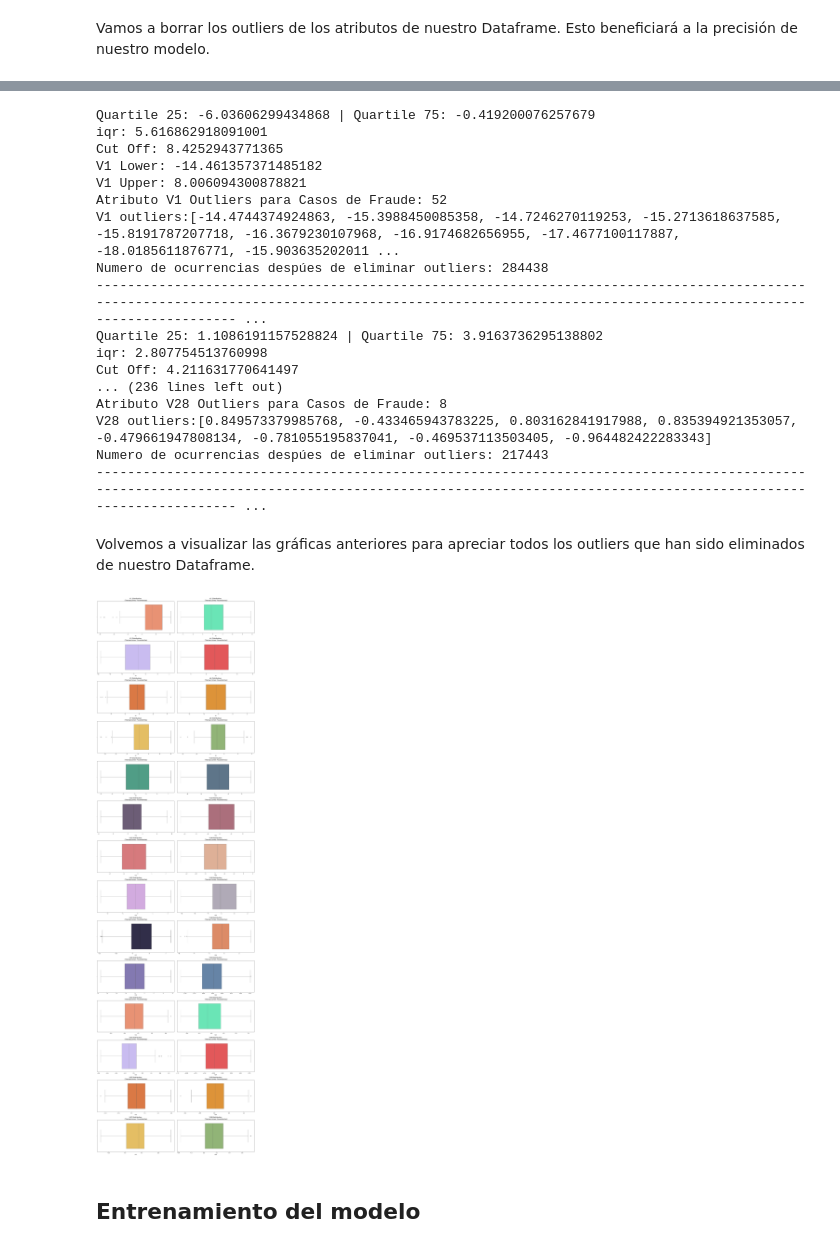
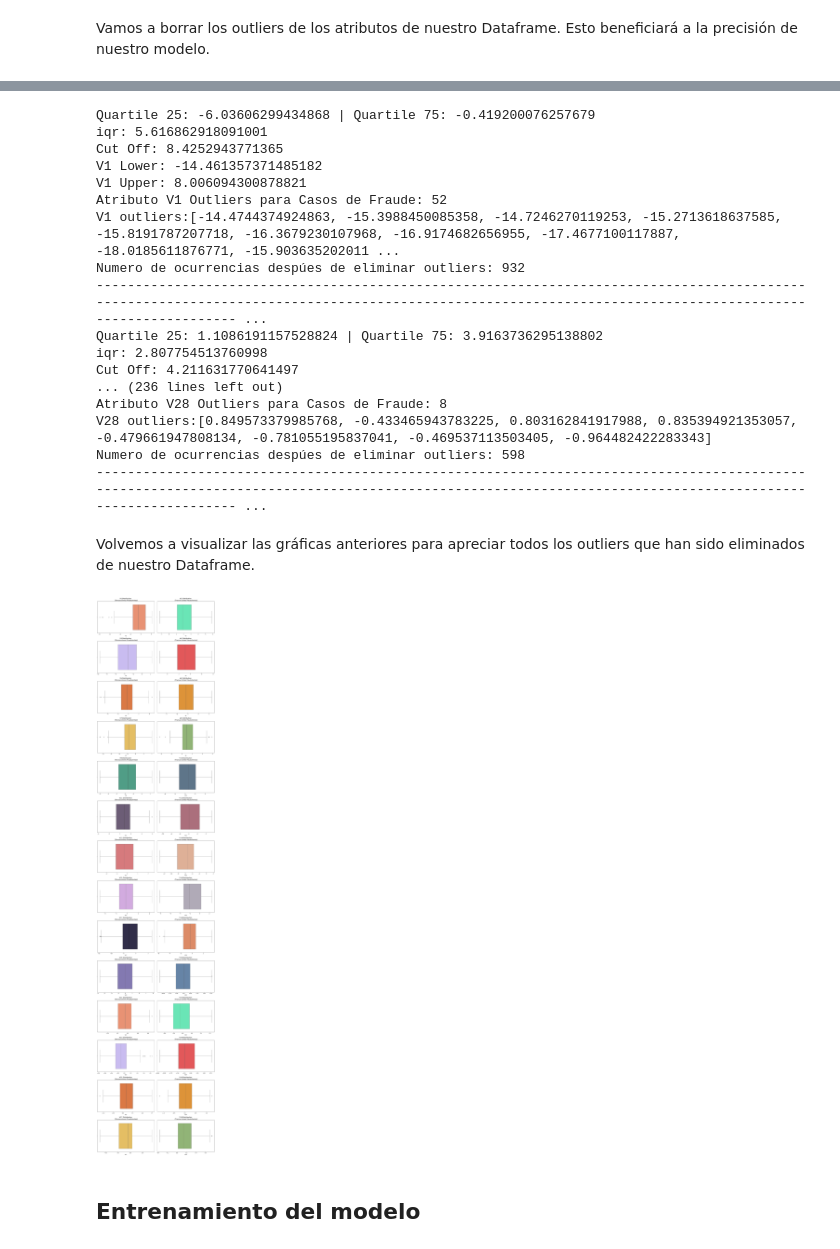
Before and after one commit to pabloquirce23/fraud-detect, a Jupyter notebook: docs/modelo_tfm.ipynb, the cells around one changed output, grey strips where cells are left out. Cells and saved outputs as stored; diff of their text form; code cells hidden in the pictures.

```diff
--- a/docs/modelo_tfm.ipynb
+++ b/docs/modelo_tfm.ipynb
@@ -79,7 +90,10 @@ Index(['Time', 'V1', 'V2', 'V3', 'V4', 'V5', 'V6', 'V7', 'V8', 'V9', 'V10',
       dtype='object')
 # %%
 # Hay valores nulos así que los vamos a eliminar quitando las filas que los alberguen
-ccdf.dropna(subset=["V1", "V2", "V3", "V4", "V5", "V6", "V7", "V8", "V9", "V10", "V11", "V12", "V13", "V14", "V15", "V16", "V17", "V18", "V19", "V20", "V21", "V22", "V23", "V24", "V25", "V26", "V27", "V28"], inplace=True)
+ccdf.dropna(subset=["V1", "V2", "V3", "V4", "V5", "V6", "V7", "V8", "V9", "V10",
+                    "V11", "V12", "V13", "V14", "V15", "V16", "V17", "V18", "V19",
+                    "V20", "V21", "V22", "V23", "V24", "V25", "V26", "V27", "V28"],
+            inplace=True)
 # %%
 # Volvemos a observar si queda algún valor nulo entre nuestros datos
 ccdf.isnull().sum()
@@ -159,7 +177,7 @@ Name: Class, dtype: int64
 ## Mapa de Calor
 # %%
 # Mapa de calor para observar la correlaciones de los datos
-f, (ax) = plt.subplots(1, figsize=(24,20))
+f, (ax) = plt.subplots(1, figsize=(15,10))
 sub_sample_corr = ccdf.corr()
 sns.heatmap(sub_sample_corr, cmap='coolwarm_r')
 plt.show()
@@ -178,7 +196,7 @@ colores = ['#FB8861', '#56F9BB', '#C5B3F9', '#F94144', '#F3722C', '#F8961E',
            '#F3722C', '#F8961E', '#F9C74F', '#90BE6D', '#43AA8B', '#577590']
 
 # Subplots
-fig, axs = plt.subplots(14, 2, figsize=(20, 70))
+fig, axs = plt.subplots(14, 2, figsize=(15, 70))
 
 # Bucle para crear las gráficas tipo boxplot para poder observar los outliers de todas las columnas
 for i in range(1, 29):
@@ -195,6 +219,4 @@ plt.show()
 # %%
-import numpy as np
-
 columnas = ['V'+str(i) for i in range(1, 29)]
 
 # Bucle que se encarga de eliminar los outliers de todas las columnas.
@@ -226,7 +248,7 @@ V1 Lower: -14.461357371485182
 V1 Upper: 8.006094300878821
 Atributo V1 Outliers para Casos de Fraude: 52
 V1 outliers:[-14.4744374924863, -15.3988450085358, -14.7246270119253, -15.2713618637585, -15.8191787207718, -16.3679230107968, -16.9174682656955, -17.4677100117887, -18.0185611876771, -15.903635202011 ...
-Numero de ocurrencias despúes de eliminar outliers: 284438
+Numero de ocurrencias despúes de eliminar outliers: 932
 -------------------------------------------------------------------------------------------------------------------------------------------------------------------------------------------------------- ...
 Quartile 25: 1.1086191157528824 | Quartile 75: 3.9163736295138802
 iqr: 2.807754513760998
@@ -234,30 +256,30 @@ Cut Off: 4.211631770641497
 ... (236 lines left out)
 Atributo V28 Outliers para Casos de Fraude: 8
 V28 outliers:[0.849573379985768, -0.433465943783225, 0.803162841917988, 0.835394921353057, -0.479661947808134, -0.781055195837041, -0.469537113503405, -0.964482422283343]
-Numero de ocurrencias despúes de eliminar outliers: 217443
+Numero de ocurrencias despúes de eliminar outliers: 598
 -------------------------------------------------------------------------------------------------------------------------------------------------------------------------------------------------------- ...
 # %% [markdown]
 Volvemos a visualizar las gráficas anteriores para apreciar todos los outliers que han sido eliminados de nuestro Dataframe.
 # %%
 colores = ['#FB8861', '#56F9BB', '#C5B3F9', '#F94144', '#F3722C', '#F8961E',
            '#F9C74F', '#90BE6D', '#43AA8B', '#577590', '#6D597A', '#B56576',
            '#E56B6F', '#EAAC8B', '#D6A2E8', '#B0A8B9', '#2E294E', '#EF8354',
            '#7D70BA', '#5B84B1', '#FB8861', '#56F9BB', '#C5B3F9', '#F94144',
            '#F3722C', '#F8961E', '#F9C74F', '#90BE6D', '#43AA8B', '#577590']
 
-fig, axs = plt.subplots(14, 2, figsize=(20, 70))
+fig, axs = plt.subplots(14, 2, figsize=(15, 70))
 
 for i in range(1, 29):
     fraud_dist = ccdf['V'+str(i)].loc[ccdf['Class'] == 1]
     ax = axs[(i-1)//2, (i-1)%2]
 
     sns.boxplot(x=fraud_dist, color=colores[i-1], ax=ax)
     ax.set_title('V'+str(i)+' Distribution \n (Transacciones Fraudulentas)', fontsize=14)
 
 plt.tight_layout()
 plt.show()
 # %% [output]
-[figure, old version]
+[figure, new version]
 # %% [markdown]
 ## Entrenamiento del modelo
 # %%
```
Also changed, not shown: parts of 26 cells of this notebook.
